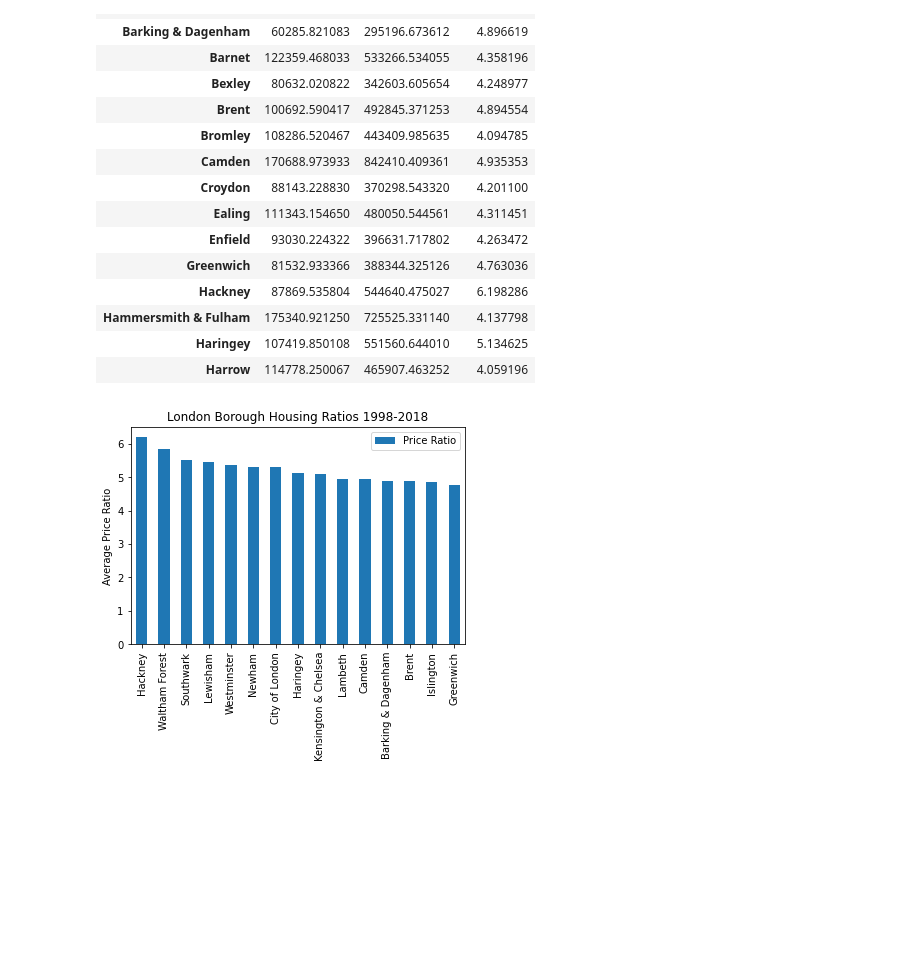
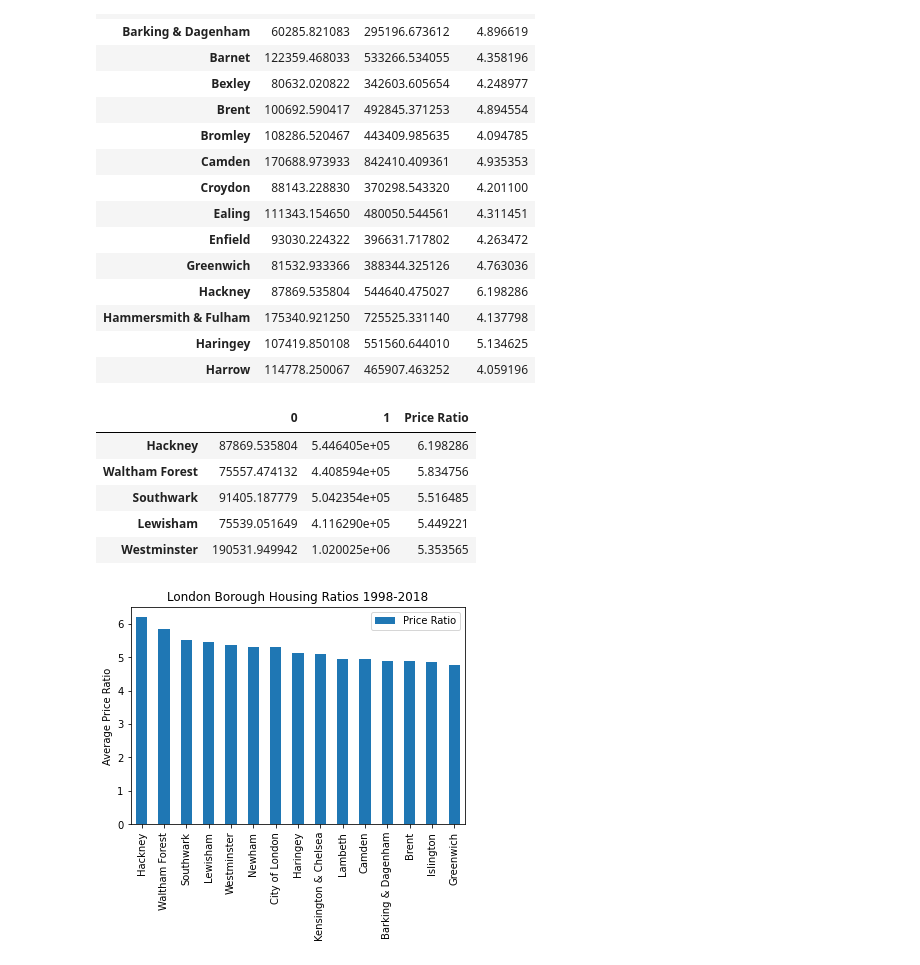
Before and after one commit to S-McDermott/Springboard_Unit4.3_Project, a Jupyter notebook: Unit 4 Challenge - Tier 3.ipynb, the cells around one changed output. Cells and saved outputs as stored; diff of their text form; code cells hidden in the pictures; blank space fills up the shorter version.

```diff
--- a/Unit 4 Challenge - Tier 3.ipynb
+++ b/Unit 4 Challenge - Tier 3.ipynb
@@ -275,6 +275,14 @@ ratio_df.head(15)
 | Harrow | 114778.250067 | 465907.463252 | 4.059196 |
 # %%
 ratioToPlot = ratio_df.sort_values(by=['Price Ratio'], ascending = False).head(15)
+ratioToPlot.head()
+# %% [output]
+|  | 0 | 1 | Price Ratio |
+| Hackney | 87869.535804 | 5.446405e+05 | 6.198286 |
+| Waltham Forest | 75557.474132 | 4.408594e+05 | 5.834756 |
+| Southwark | 91405.187779 | 5.042354e+05 | 5.516485 |
+| Lewisham | 75539.051649 | 4.116290e+05 | 5.449221 |
+| Westminster | 190531.949942 | 1.020025e+06 | 5.353565 |
 # %%
 ratioToPlot.plot(kind='bar', y='Price Ratio')
 plt.ylabel('Average Price Ratio')
```
Also changed, not shown: parts of 9 cells of this notebook.
